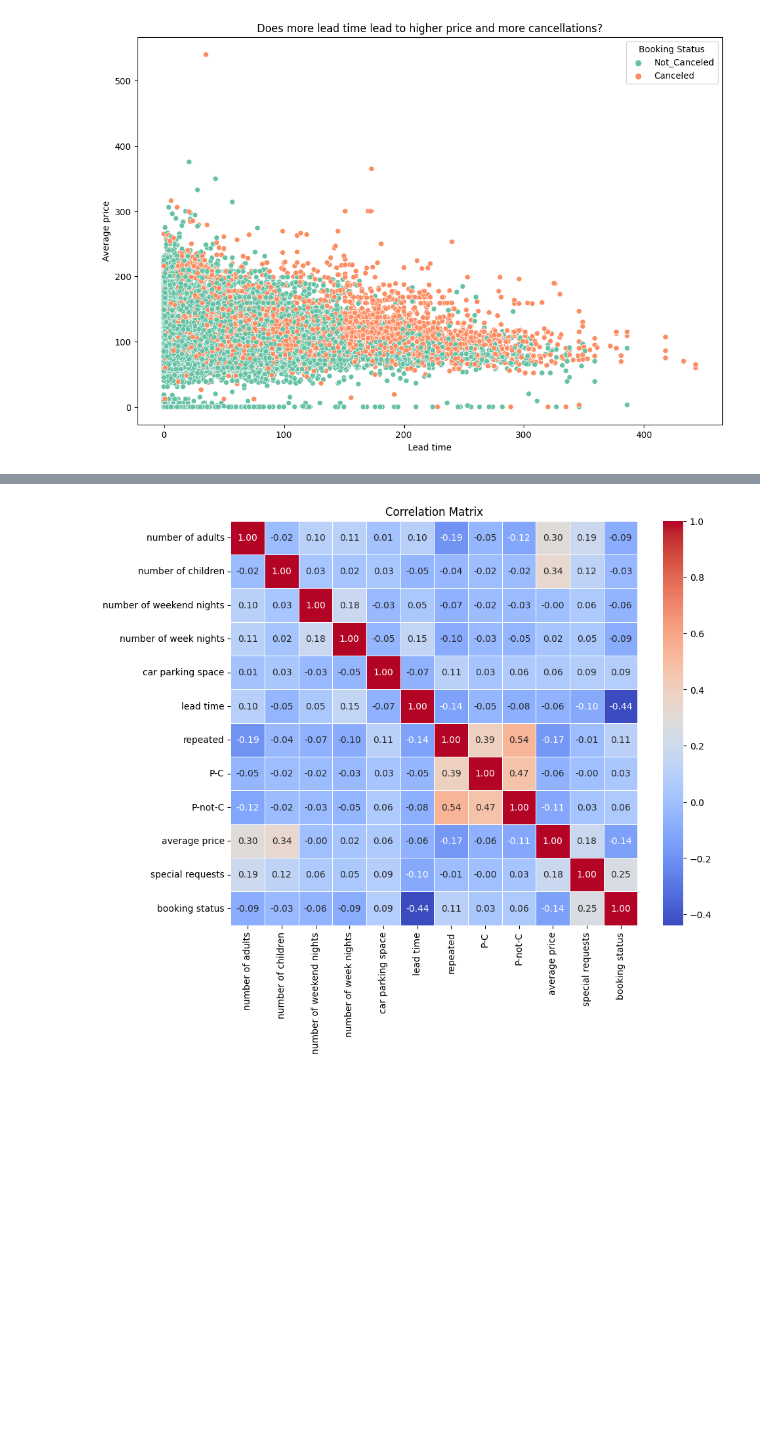
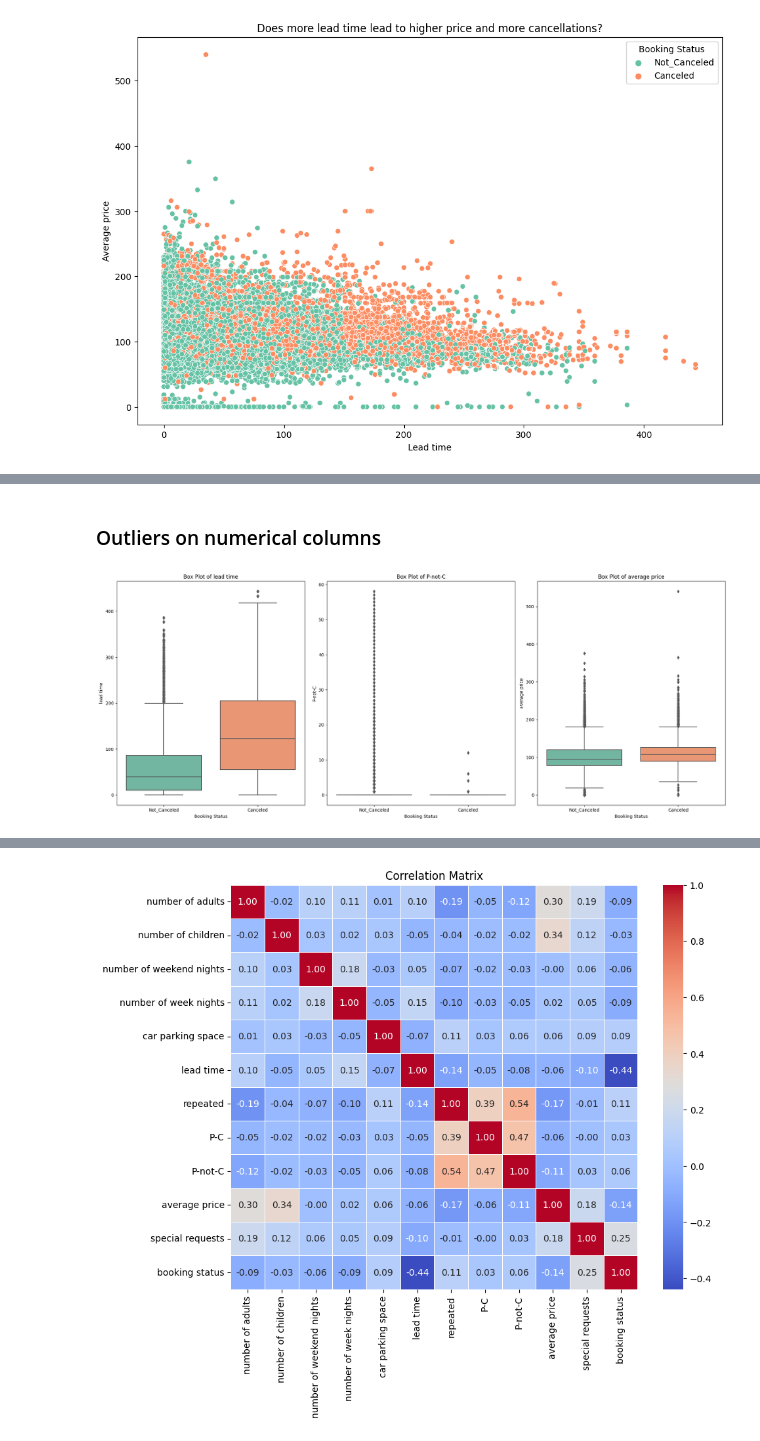
Before and after one commit to BenRoshan100/Booking-Cancellation-Prediction, a Jupyter notebook: booking_eda.ipynb, the cells around one changed output, grey strips where cells are left out. Saved outputs shown, nothing was run; the diff lists cells and outputs as text; code cells hidden in the pictures; blank space fills up the shorter version.

```diff
--- a/booking_eda.ipynb
+++ b/booking_eda.ipynb
@@ -437,0 +432,16 @@ numerical_columns = pd.Index(numerical_columns_list)
+# %% [markdown]
+### Outliers on numerical columns
+# %%
+plt.figure(figsize=(20, 8))
+
+for i, column in enumerate(continuous_columns):
+    plt.subplot(1, len(continuous_columns), i + 1)
+    sns.boxplot(data=booking_data, y=column, x='booking status', palette='Set2')
+    plt.title(f'Box Plot of {column}')
+    plt.xlabel('Booking Status')
+    plt.ylabel(column)
+
+plt.tight_layout()
+plt.show()
+# %% [output]
+[figure, added]
```
Also changed, not shown: parts of 8 cells of this notebook.
